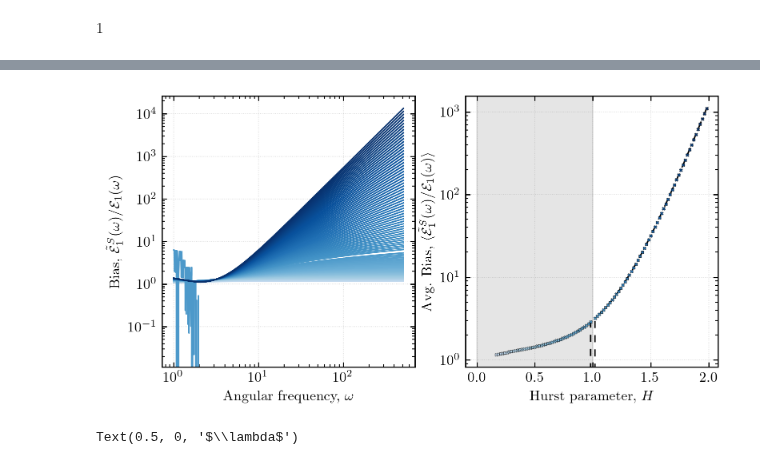
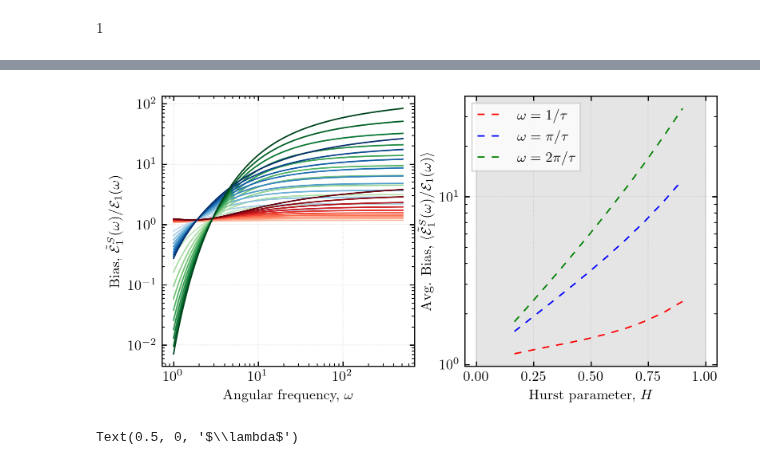
Before and after one commit to mab68/Kea, a Jupyter notebook: example_notebooks/analytical/pope.ipynb, the cells around one changed output, grey strips where cells are left out. Saved outputs shown, nothing was run; the diff lists cells and outputs as text; code cells hidden in the pictures.

Commit message:
make plots for the document

```diff
--- a/example_notebooks/analytical/pope.ipynb
+++ b/example_notebooks/analytical/pope.ipynb
@@ -108,7 +170,7 @@ $\displaystyle \frac{\left(\frac{s}{2}\right)^{\nu + 1} \left(\frac{\sqrt{\pi} \
 fig, ax = plt.subplots(1, 1, figsize=(3.5, 3.5), dpi=256)
 
 _k = np.exp(np.linspace(np.log(0.1), np.log(512), 512))
-_nu = 0.7
+_nu = 1./3.
 
 for __k in _k:
     val = E.subs({k: __k, nu: _nu}).evalf()
@@ -117,9 +179,22 @@ for __k in _k:
     val1 = eq_E.subs({l: 1./__k, nu: _nu, b: 1.}).evalf()
     ax.scatter(__k, val1, marker='o', s=5., color='red', zorder=2, linewidth=0.2, edgecolor='black')
 
+    val2 = eq_E.subs({l: np.pi/__k, nu: _nu, b: np.pi}).evalf()
+    ax.scatter(__k, val2, marker='o', s=5., color='green', zorder=2, linewidth=0.2, edgecolor='black')
+
+    val3 = eq_E.subs({l: 2.*np.pi/__k, nu: _nu, b: 2.*np.pi}).evalf()
+    ax.scatter(__k, val3, marker='o', s=5., color='blue', zorder=2, linewidth=0.2, edgecolor='black')
+
 ax.loglog()
 
-ax.set_title(r'$p \approx$ %s' % (1. + 2.*_nu))
+ax.scatter([], [], marker='o', s=5., color='black', zorder=2, linewidth=0.2, edgecolor='black', label=r'Expected')
+ax.scatter([], [], marker='o', s=5., color='red', zorder=2, linewidth=0.2, edgecolor='black', label=r'$\omega = 1/\tau$')
+ax.scatter([], [], marker='o', s=5., color='green', zorder=2, linewidth=0.2, edgecolor='black', label=r'$\omega = \pi / \tau$')
+ax.scatter([], [], marker='o', s=5., color='blue', zorder=2, linewidth=0.2, edgecolor='black', label=r'$\omega = 2 \pi / \tau$')
+
+ax.legend(frameon=True, fancybox=False)
+
+ax.set_title(r'$\alpha \approx$ %s' % (1. + 2.*_nu))
 
 ax.yaxis.set_ticks_position('both')
 ax.xaxis.set_ticks_position('both')
@@ -133,4 +208,7 @@ ax.set_ylabel(r'1D Omni-spectrum, $\mathcal{E}_1(\omega)$')
 ax.set_xlabel(r'Angular frequency, $\omega$')
 
 ax.set_ylim((1e-6, 1e1))
+
+fig.savefig('plots/semi_analytical_equiv_sf_ex.pdf', transparent=True, bbox_inches='tight', pad_inches=0)
+fig.savefig('plots/semi_analytical_equiv_sf_ex.png', transparent=True, bbox_inches='tight', pad_inches=0)
 # %% [output]
@@ -139,5 +216,5 @@ ax.set_ylim((1e-6, 1e1))
 # %%
-NUM = 100
+NUM = 10
 cols = plt.get_cmap('Greys')(np.linspace(0.25, 1., NUM))
 cols1 = plt.cm.Reds(np.linspace(0.25, 1., NUM))
 cols2 = plt.cm.Blues(np.linspace(0.25, 1., NUM))
@@ -146,38 +223,79 @@ upper_cmap = mpl.colors.LinearSegmentedColormap.from_list('Upper', cols2)
 
 fig, ax = plt.subplots(1, 2, figsize=(7., 3.5), dpi=256)
 
-ratio = eq_E.subs({l: 1/k, b: 1}) / E
-display(ratio.simplify())
+ratio1 = eq_E.subs({l: 1/k, b: 1}) / E
+display(ratio1.simplify())
 
-_k = np.exp(np.linspace(np.log(1), np.log(512), 512))
-_nu = np.linspace(1./6., 2., NUM)
+ratio2 = eq_E.subs({l: pi/k, b: pi}) / E
+display(ratio2.simplify())
+
+ratio3 = eq_E.subs({l: 2*pi/k, b: 2*pi}) / E
+display(ratio3.simplify())
+
+_k = np.exp(np.linspace(np.log(1), np.log(512), 256))
+_nu = np.linspace(1./6., 0.9, NUM)
 
 R1 = []
+R2 = []
+R3 = []
 for i, __nu in enumerate(_nu):
+    E0 = []
+
     E1 = []
     E2 = []
-    ER = []
+    E3 = []
+
+    ER1 = []
+    ER2 = []
+    ER3 = []
     for __k in _k:
-        val1 = E.subs({k: __k, nu: __nu}).evalf()
+        val0 = E.subs({k: __k, nu: __nu}).evalf()
+        E0.append(val0)
+
+        val1 = eq_E.subs({l: 1./__k, nu: __nu, b: 1.}).evalf()
         E1.append(val1)
-        val2 = eq_E.subs({l: 1./__k, nu: __nu, b: 1.}).evalf()
+        val2 = eq_E.subs({l: np.pi/__k, nu: __nu, b: np.pi}).evalf()
         E2.append(val2)
-        val3 = ratio.subs({k: __k, nu: __nu}).evalf()
-        ER.append(val3)
+        val3 = eq_E.subs({l: 2.*np.pi/__k, nu: __nu, b: 2.*np.pi}).evalf()
+        E3.append(val3)
+
+        val3 = ratio1.subs({k: __k, nu: __nu}).evalf()
+        ER1.append(val3)
+        val4 = ratio2.subs({k: __k, nu: __nu}).evalf()
+        ER2.append(val4)
+        val4 = ratio3.subs({k: __k, nu: __nu}).evalf()
+        ER3.append(val4)
+
+    E0 = np.array(E0)
 
     E1 = np.array(E1)
     E2 = np.array(E2)
-    R1.append(np.mean(np.array(ER)))
+    E3 = np.array(E3)
 
-    ax[0].plot(_k, E2/E1, color=cols2[i], linewidth=1.)
-    ax[1].scatter(__nu, np.mean(E2/E1), marker='X', s=5., color=cols2[i], zorder=2, linewidth=0.2, edgecolor='black')
+    R1.append(np.mean(np.array(ER1)))
+    R2.append(np.mean(np.array(ER2)))
+    R3.append(np.mean(np.array(ER3)))
 
-ax[1].plot(_nu, R1, linewidth=1., color='black', zorder=1, linestyle=(0,(5,5)))
+    ax[0].plot(_k, E1/E0, color=cols1[i], linewidth=1.)
+    ax[0].plot(_k, E2/E0, color=cols2[i], linewidth=1.)
+    ax[0].plot(_k, E3/E0, color=cols3[i], linewidth=1.)
+    #ax[1].scatter(__nu, np.mean(E2/E1), marker='X', s=5., color=cols1[i], zorder=2, linewidth=0.2, edgecolor='black')
+
+ax[1].plot(_nu, R1, linewidth=1., color='red', zorder=1, linestyle=(0,(5,5)))
+ax[1].plot(_nu, R2, linewidth=1., color='blue', zorder=1, linestyle=(0,(5,5)))
+ax[1].plot(_nu, R3, linewidth=1., color='green', zorder=1, linestyle=(0,(5,5)))
 
 ax[1].axvspan(0, 1., alpha=0.2, color='gray', zorder=0)
 
 ax[0].loglog()
 ax[1].set_yscale('log')
+
+#ax[0].plot([], [], color='black', linewidth=1., label=r'Expected')
+ax[1].plot([], [], linewidth=1., linestyle=(0,(5,5)), color='red', label=r'$\omega = 1/\tau$')
+ax[1].plot([], [], linewidth=1., linestyle=(0,(5,5)), color='blue', label=r'$\omega = \pi /\tau$')
+ax[1].plot([], [], linewidth=1., linestyle=(0,(5,5)), color='green', label=r'$\omega = 2\pi /\tau$')
+
+ax[1].legend(frameon=True, fancybox=False)
 
 for axx in ax:
     axx.yaxis.set_ticks_position('both')
@@ -194,5 +312,8 @@ ax[0].set_xlabel(r'Angular frequency, $\omega$')
 ax[1].set_ylabel(r'Avg. Bias, $\langle \tilde{\mathcal{E}}_1^S(\omega)/\mathcal{E}_1(\omega) \rangle$')
 ax[1].set_xlabel(r'Hurst parameter, $H$')
 #ax.set_ylim((1e-6, 1e1))
+
+fig.savefig('plots/semi_analytical_equiv_sf.pdf', transparent=True, bbox_inches='tight', pad_inches=0)
+fig.savefig('plots/semi_analytical_equiv_sf.png', transparent=True, bbox_inches='tight', pad_inches=0)
 # %% [output]
 $\displaystyle \frac{\pi^{\frac{1}{2} - \frac{\nu}{2}} \left(\frac{1}{2 \omega}\right)^{\nu + 2} \left(\frac{1}{\nu \Gamma\left(\nu + \frac{1}{2}\right)}\right)^{\nu + 1} \left(\pi \nu^{2} \Gamma^{2}\left(\nu + \frac{1}{2}\right) + \omega^{2} \Gamma^{2}\left(\nu + 1\right)\right)^{\nu + \frac{1}{2}} \left(- 2 \omega I_{- \nu}\left(\frac{\sqrt{\pi} \Gamma\left(\nu + \frac{1}{2}\right)}{\omega \Gamma\left(\nu\right)}\right) \Gamma\left(\nu + 1\right) + 2 \omega I_{\nu}\left(\frac{\sqrt{\pi} \Gamma\left(\nu + \frac{1}{2}\right)}{\omega \Gamma\left(\nu\right)}\right) \Gamma\left(\nu + 1\right) - \sqrt{\pi} I_{1 - \nu}\left(\frac{\sqrt{\pi} \Gamma\left(\nu + \frac{1}{2}\right)}{\omega \Gamma\left(\nu\right)}\right) \Gamma\left(\nu + \frac{1}{2}\right) - \sqrt{\pi} I_{- \nu - 1}\left(\frac{\sqrt{\pi} \Gamma\left(\nu + \frac{1}{2}\right)}{\omega \Gamma\left(\nu\right)}\right) \Gamma\left(\nu + \frac{1}{2}\right) + \sqrt{\pi} I_{\nu - 1}\left(\frac{\sqrt{\pi} \Gamma\left(\nu + \frac{1}{2}\right)}{\omega \Gamma\left(\nu\right)}\right) \Gamma\left(\nu + \frac{1}{2}\right) + \sqrt{\pi} I_{\nu + 1}\left(\frac{\sqrt{\pi} \Gamma\left(\nu + \frac{1}{2}\right)}{\omega \Gamma\left(\nu\right)}\right) \Gamma\left(\nu + \frac{1}{2}\right)\right) \Gamma\left(1 - \nu\right) \Gamma^{- \nu}\left(\nu + 1\right)}{\Gamma\left(\nu\right)}$
@@ -200,4 +322,4 @@ Text(0.5, 0, 'Hurst parameter, $H$')
-[figure, old version]
+[figure, new version]
 # %%
 
 fig, ax = plt.subplots(1, 1, figsize=(3.5, 3.5), dpi=256)
```
Also changed, not shown: parts of 8 cells of this notebook, 26 other files.
